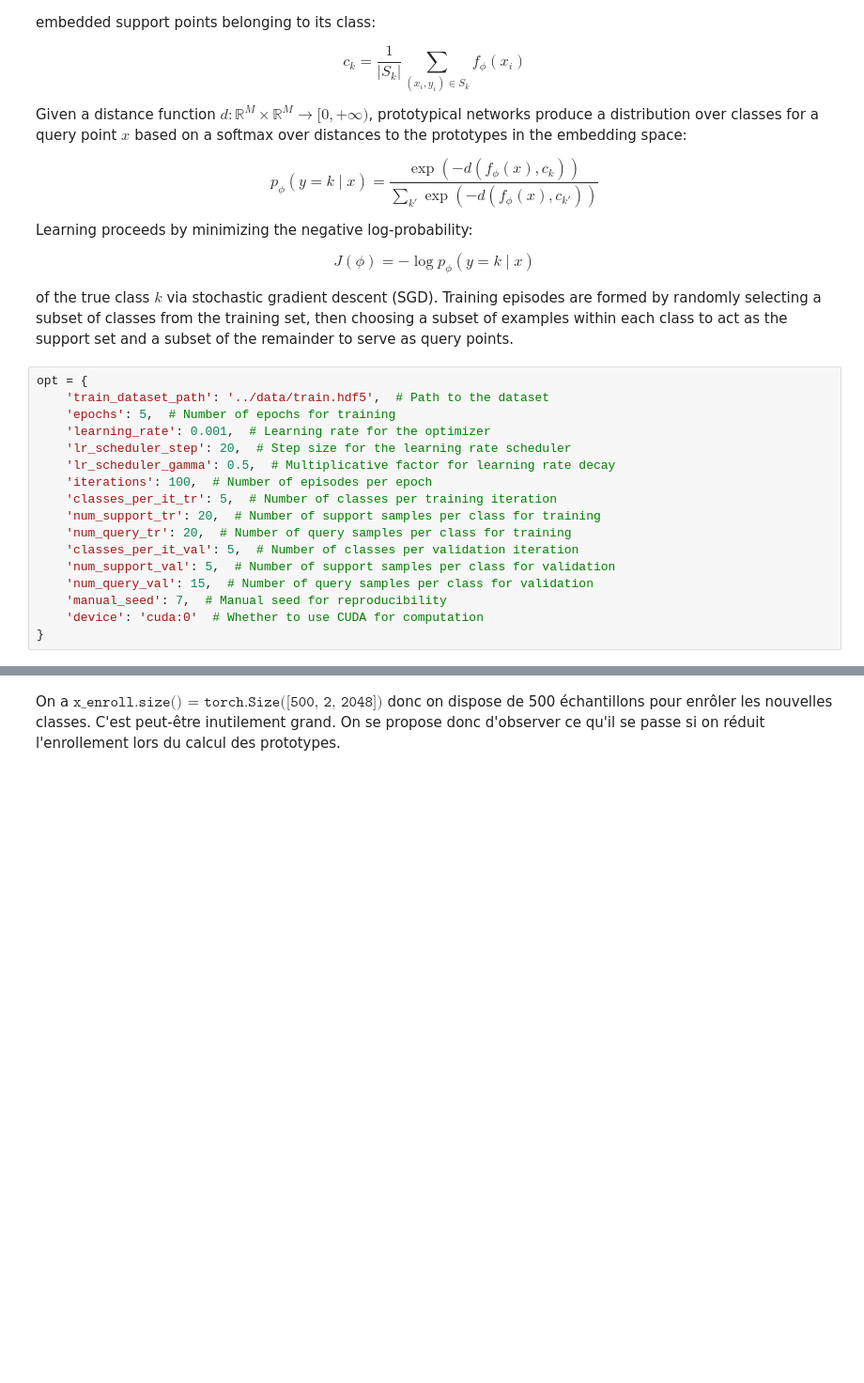
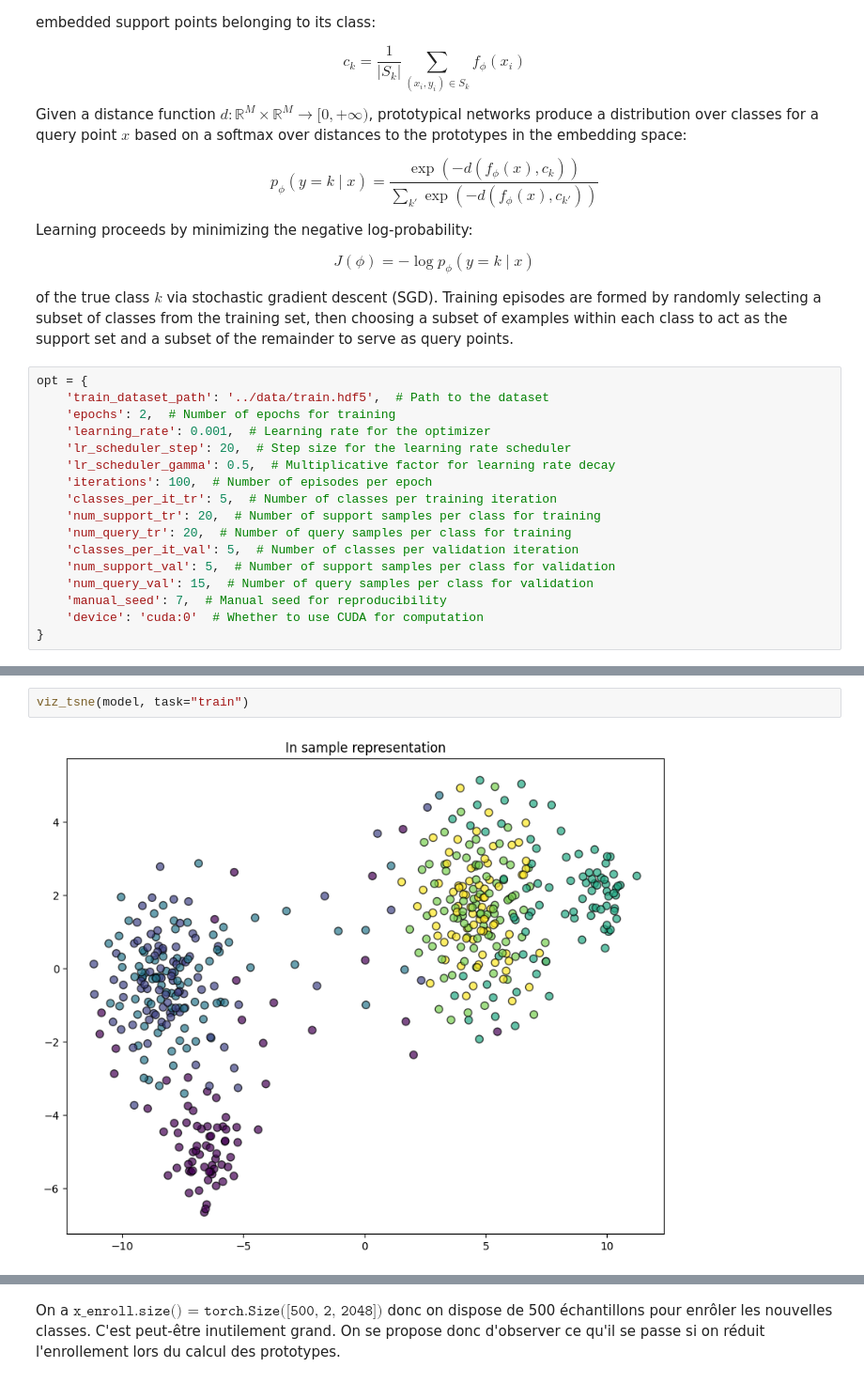
Before and after one commit to NailKhelifa/PrototypicalFewShots, a Jupyter notebook: ntbk/main.ipynb, the cells around one changed output, grey strips where cells are left out. Shown at 94% size. Saved outputs shown, nothing was run; the diff lists cells and outputs as text; blank space fills up the shorter version.

```diff
--- a/ntbk/main.ipynb
+++ b/ntbk/main.ipynb
@@ -58,7 +59,7 @@ of the true class $ k $ via stochastic gradient descent (SGD). Training episodes
 # %%
 opt = {
     'train_dataset_path': '../data/train.hdf5',  # Path to the dataset
-    'epochs': 5,  # Number of epochs for training
+    'epochs': 2,  # Number of epochs for training
     'learning_rate': 0.001,  # Learning rate for the optimizer
     'lr_scheduler_step': 20,  # Step size for the learning rate scheduler
     'lr_scheduler_gamma': 0.5,  # Multiplicative factor for learning rate decay
@@ -88,0 +84,4 @@ Final model saved to ../logs/last_model.pth
+# %%
+viz_tsne(model, task="train")
+# %% [output]
+[figure, added]
```
Also changed, not shown: parts of 17 cells of this notebook, 2 other files.
